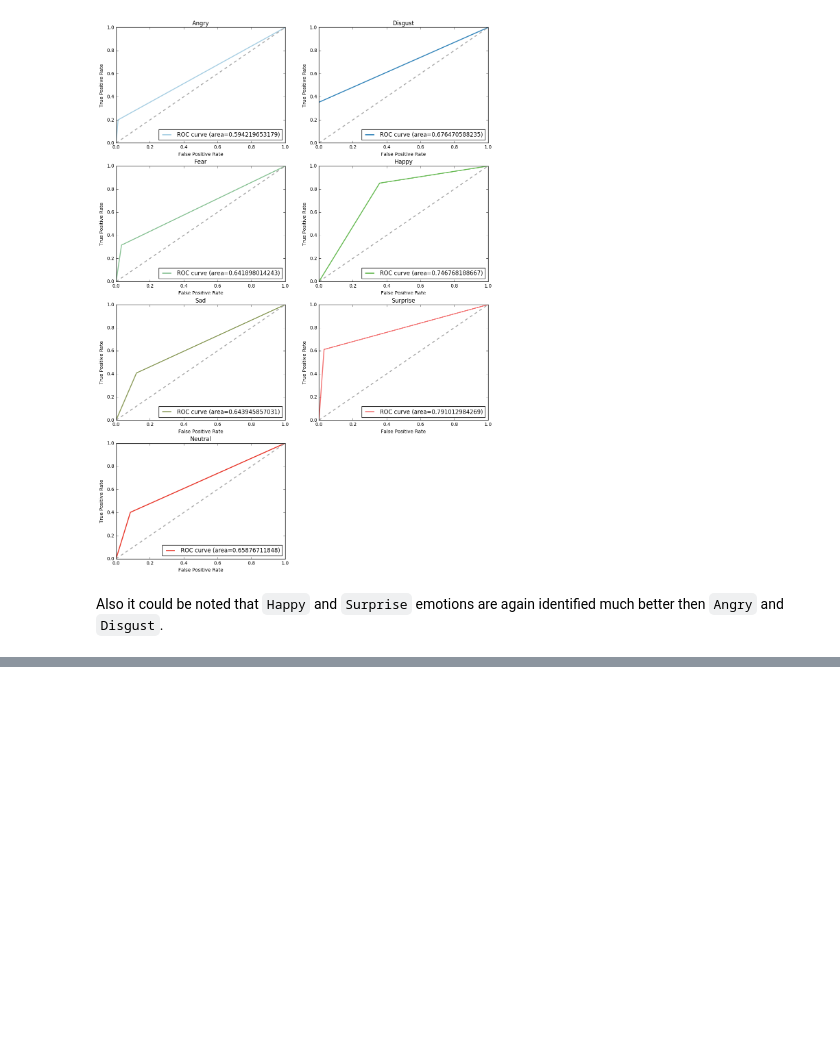
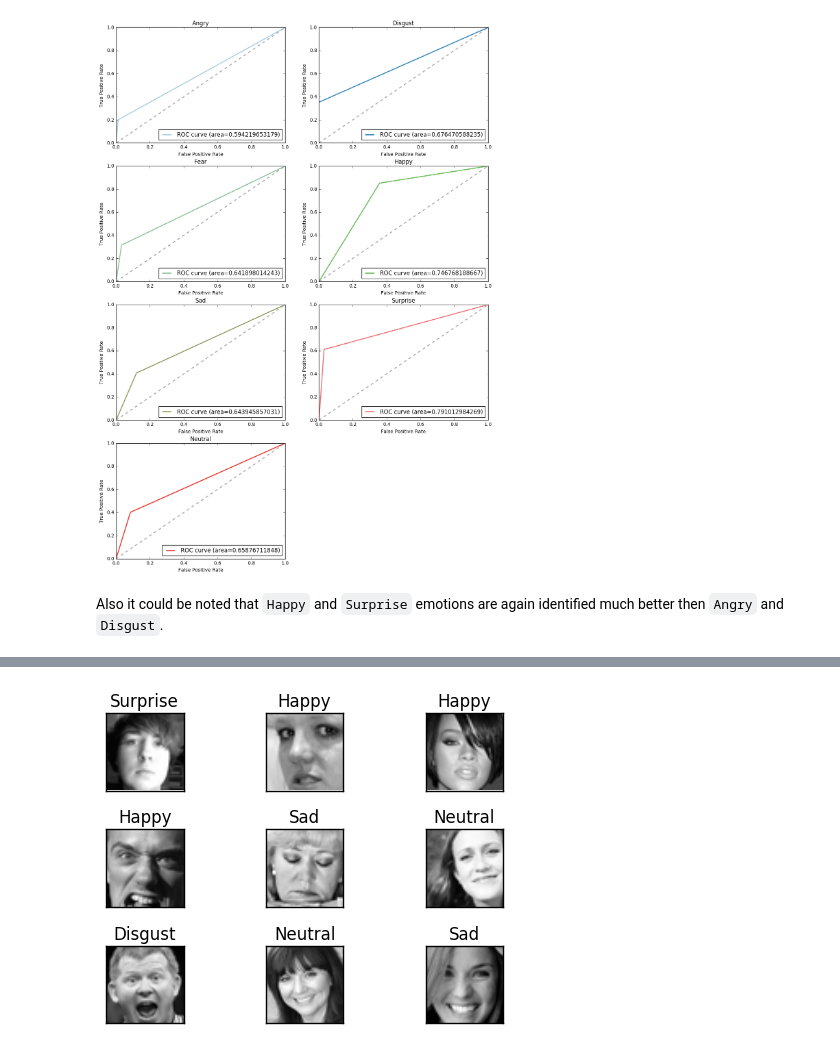
Before and after one commit to devforfu/emotions, a Jupyter notebook: emotions.ipynb, the cells around one changed output, grey strips where cells are left out. Saved outputs shown, nothing was run; the diff lists cells and outputs as text; code cells hidden in the pictures; blank space fills up the shorter version.

```diff
--- a/emotions.ipynb
+++ b/emotions.ipynb
@@ -664,0 +657,22 @@ from keras.preprocessing.image import ImageDataGenerator
+# %%
+# All available data
+X, y = load_all(DATA_FOLDER, 'emotions')
+X_train, X_test, y_train, y_test = train_test_split(X, y, test_size=0.1, random_state=RANDOM_STATE)
+log.info('All available data stas')
+log.info('[Full] X shape:       %s | y shape:       %s', X.shape, y.shape)
+log.info('[Full] X train shape: %s | y train shape: %s', X_train.shape, y_train.shape)
+log.info('-' * 80)
+
+X_train /= 255.0
+X_test /= 255.0
+
+# Only 3/10 of all available data
+X_small, y_small = load_all(DATA_FOLDER, 'emotions', head=3)
+X_train_small, X_test_small, y_train_small, y_test_small = \
+    train_test_split(X_small, y_small, test_size=0.2, random_state=RANDOM_STATE)
+log.info('Small subset of data stats')
+log.info('[Small] X shape:       %s | y shape:       %s', X_small.shape, y_small.shape)
+log.info('[Small] X train shape: %s | y train shape: %s', X_train_small.shape, y_train_small.shape)
+
+X_train_small /= 255.0
+X_test_small /= 255.0
@@ -664,0 +687,5 @@ from keras.preprocessing.image import ImageDataGenerator
+# %%
+fig, _ = sample_images(X_train_small, y_small)
+fig
+# %% [output]
+[figure, added]
```
Also changed, not shown: parts of 39 cells of this notebook, 8 other files.
